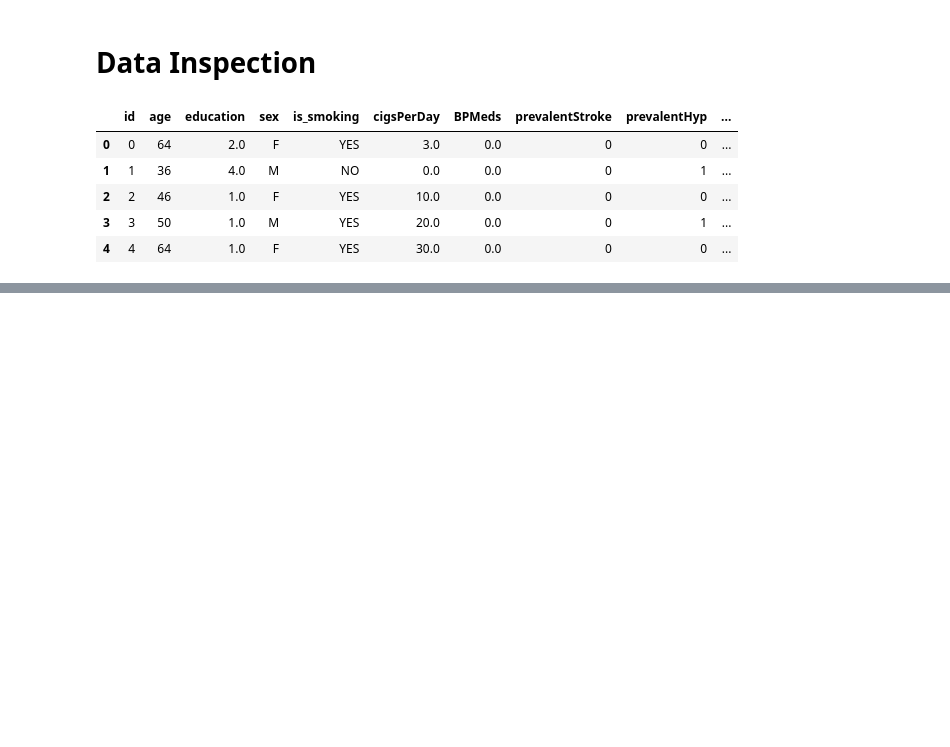
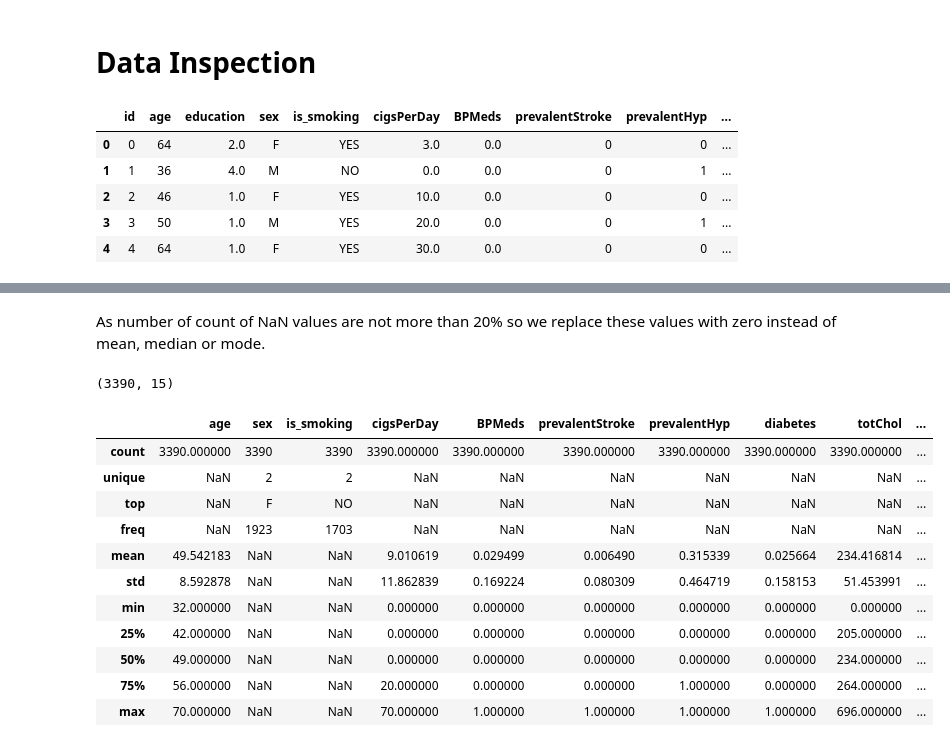
Before and after one commit to pmgumble/Cardiovascular-Risk-Prediction, a Jupyter notebook: Pratik_M_Gumble_Cardiovascular_Risk_Prediction.ipynb, the cells around one changed output, grey strips where cells are left out. Cells and saved outputs as stored; diff of their text form; code cells hidden in the pictures; blank space fills up the shorter version.

```diff
--- a/Pratik_M_Gumble_Cardiovascular_Risk_Prediction.ipynb
+++ b/Pratik_M_Gumble_Cardiovascular_Risk_Prediction.ipynb
@@ -109,0 +162,9 @@ dataset.head()
+# %%
+dataset['cigsPerDay'].fillna(0, inplace=True)
+dataset['BPMeds'].fillna(0, inplace=True)
+dataset['totChol'].fillna(0, inplace=True)
+dataset['BMI'].fillna(0, inplace=True)
+dataset['heartRate'].fillna(0, inplace=True)
+# %%
+mean_value=dataset['glucose'].mean()
+dataset['glucose'].fillna(value=mean_value, inplace=True)
@@ -109,0 +194,23 @@ dataset.head()
+# %% [markdown]
+As number of count of NaN values are not more than 20% so we replace these values with zero instead of mean, median or mode.
+# %%
+dataset = dataset.drop(['id','education'],axis=1)
+# %%
+dataset.shape
+# %% [output]
+(3390, 15)
+# %%
+dataset.describe(include='all')
+# %% [output]
+|  | age | sex | is_smoking | cigsPerDay | BPMeds | prevalentStroke | prevalentHyp | diabetes | totChol | ... |
+| count | 3390.000000 | 3390 | 3390 | 3390.000000 | 3390.000000 | 3390.000000 | 3390.000000 | 3390.000000 | 3390.000000 | ... |
+| unique | NaN | 2 | 2 | NaN | NaN | NaN | NaN | NaN | NaN | ... |
+| top | NaN | F | NO | NaN | NaN | NaN | NaN | NaN | NaN | ... |
+| freq | NaN | 1923 | 1703 | NaN | NaN | NaN | NaN | NaN | NaN | ... |
+| mean | 49.542183 | NaN | NaN | 9.010619 | 0.029499 | 0.006490 | 0.315339 | 0.025664 | 234.416814 | ... |
+| std | 8.592878 | NaN | NaN | 11.862839 | 0.169224 | 0.080309 | 0.464719 | 0.158153 | 51.453991 | ... |
+| min | 32.000000 | NaN | NaN | 0.000000 | 0.000000 | 0.000000 | 0.000000 | 0.000000 | 0.000000 | ... |
+| 25% | 42.000000 | NaN | NaN | 0.000000 | 0.000000 | 0.000000 | 0.000000 | 0.000000 | 205.000000 | ... |
+| 50% | 49.000000 | NaN | NaN | 0.000000 | 0.000000 | 0.000000 | 0.000000 | 0.000000 | 234.000000 | ... |
+| 75% | 56.000000 | NaN | NaN | 20.000000 | 0.000000 | 0.000000 | 1.000000 | 0.000000 | 264.000000 | ... |
+| max | 70.000000 | NaN | NaN | 70.000000 | 1.000000 | 1.000000 | 1.000000 | 1.000000 | 696.000000 | ... |
```
Also changed, not shown: parts of 8 cells of this notebook.
